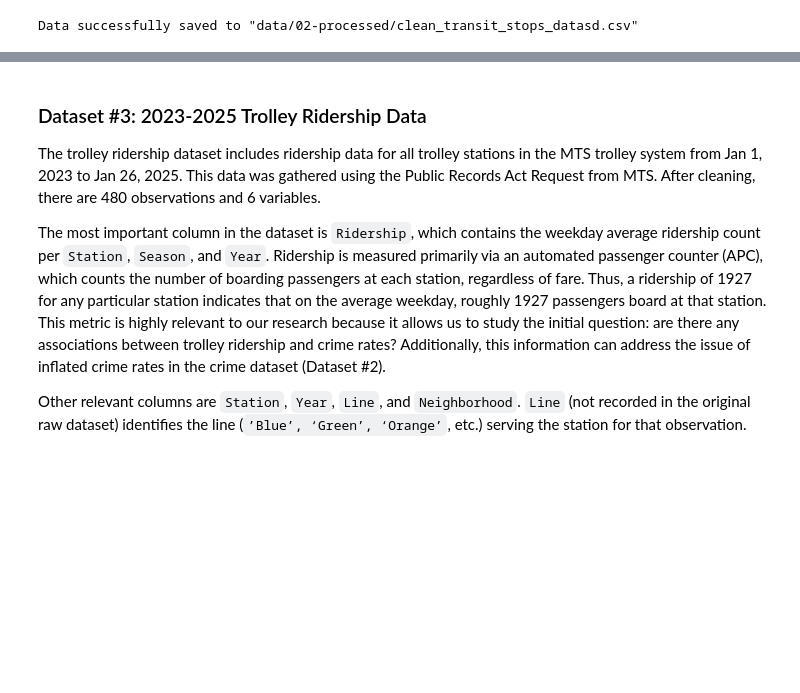
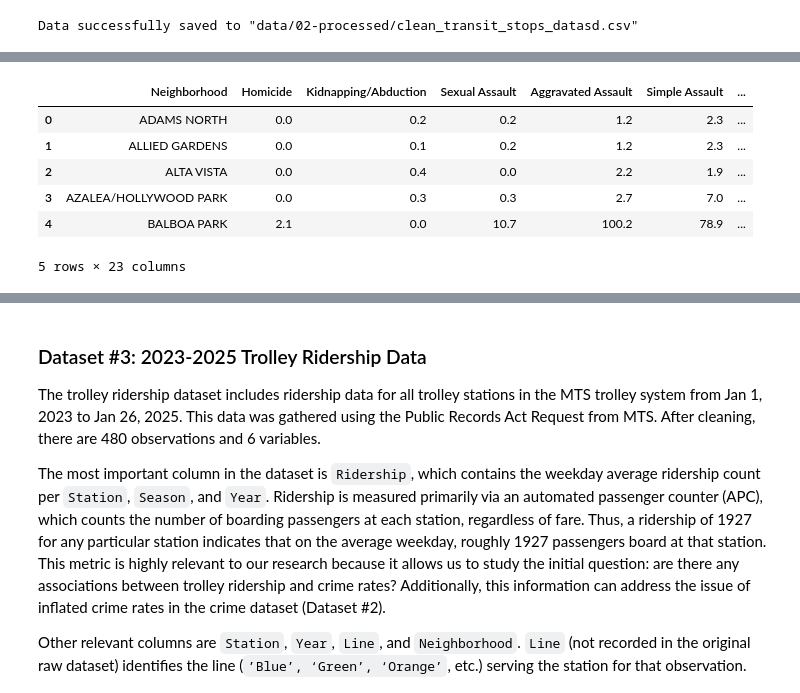
Before and after one commit to COGS108/Group022_WI26, a Jupyter notebook: 02-EDACheckpoint.ipynb, the cells around one changed output, grey strips where cells are left out. Saved outputs shown, nothing was run; the diff lists cells and outputs as text; code cells hidden in the pictures; blank space fills up the shorter version.

```diff
--- a/02-EDACheckpoint.ipynb
+++ b/02-EDACheckpoint.ipynb
@@ -359,8 +336,0 @@ All Dataset #2 raw files found in data/00-raw/
-# %%
-persons_df  = pd.read_csv('data/00-raw/nibrs_persons_rates_2025.csv')
-property_df = pd.read_csv('data/00-raw/nibrs_property_rates_2025.csv')
-society_df  = pd.read_csv('data/00-raw/nibrs_society_rates_2025.csv')
-
-print("persons_df :", persons_df.shape)
-print("property_df:", property_df.shape)
-print("society_df :", society_df.shape)
@@ -497,5 +394,0 @@ print([n for n in clean_property_df["Neighborhood"] if "SOUTH" in n])
-# %%
-# Fix known typo from property dataset extraction
-clean_property_df["Neighborhood"] = clean_property_df["Neighborhood"].replace({
-    "SOUTHCRES T": "SOUTHCREST"
-})
@@ -515,6 +394,0 @@ Neighborhoods lost: 0 set()
-# %%
-rate_cols = [c for c in crime_df.columns if c != "Neighborhood"]
-for c in rate_cols:
-    crime_df[c] = pd.to_numeric(crime_df[c], errors="coerce")
-
-crime_df.isna().sum().sort_values(ascending=False).head(10)
@@ -546,0 +481,2 @@ Data successfully saved to "data/02-processed/clean_nibrs_crime_rates_2025.csv"
+# %%
+crime_df_2024 = clean_crime_data('data/00-raw/nibrs-crime-rates-per-1000-residents-2024.pdf', '2024')
@@ -546,0 +499,10 @@ Data successfully saved to "data/02-processed/clean_nibrs_crime_rates_2025.csv"
+# %%
+crime_df_2024.head()
+# %% [output]
+|  | Neighborhood | Homicide | Kidnapping/Abduction | Sexual Assault | Aggravated Assault | Simple Assault | ... |
+| 0 | ADAMS NORTH | 0.0 | 0.2 | 0.2 | 1.2 | 2.3 | ... |
+| 1 | ALLIED GARDENS | 0.0 | 0.1 | 0.2 | 1.2 | 2.3 | ... |
+| 2 | ALTA VISTA | 0.0 | 0.4 | 0.0 | 2.2 | 1.9 | ... |
+| 3 | AZALEA/HOLLYWOOD PARK | 0.0 | 0.3 | 0.3 | 2.7 | 7.0 | ... |
+| 4 | BALBOA PARK | 2.1 | 0.0 | 10.7 | 100.2 | 78.9 | ... |
+5 rows × 23 columns
```
Also changed, not shown: parts of 34 cells of this notebook, 1 other file.
